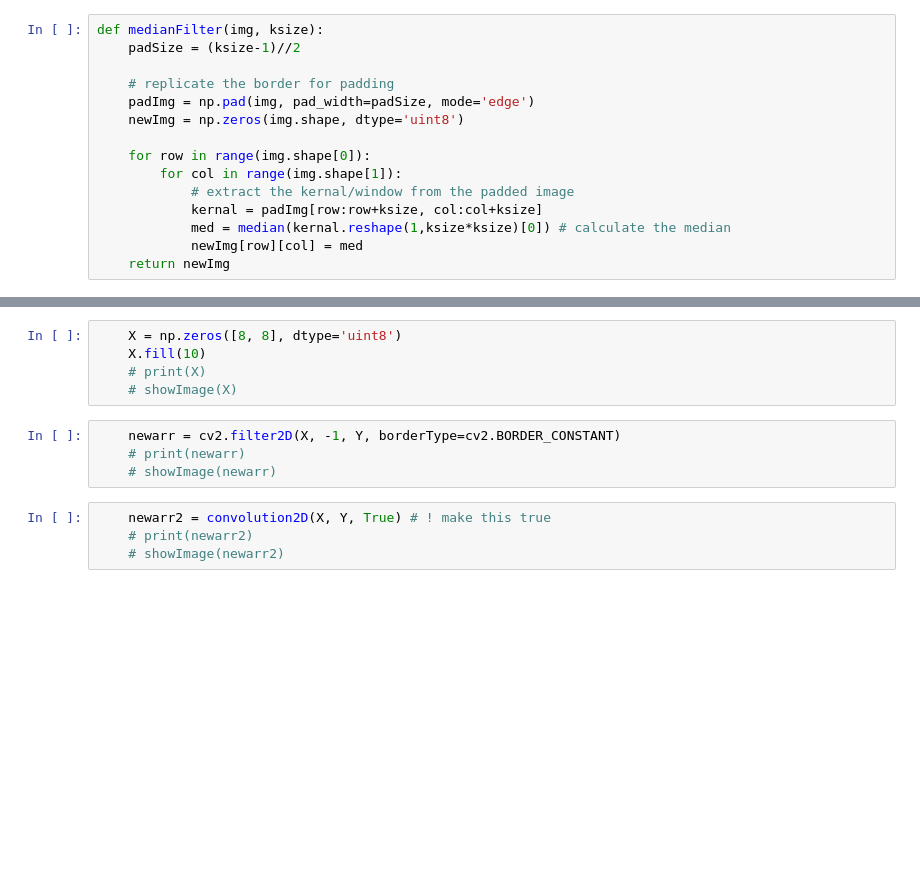
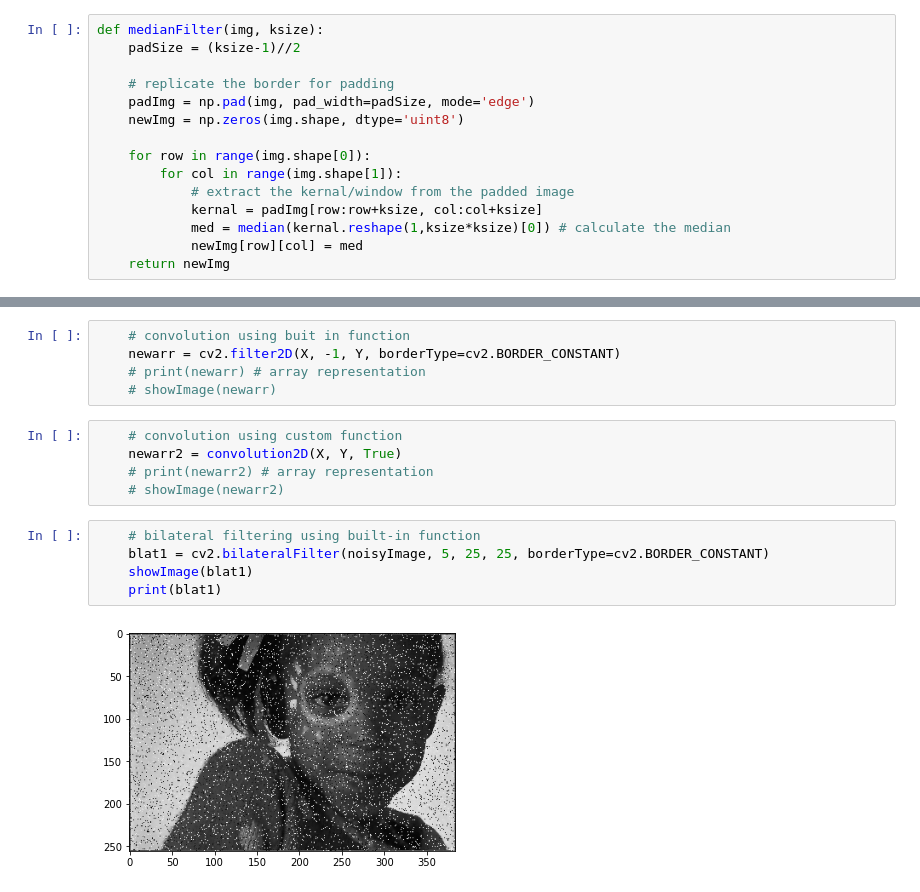
Before and after one commit to kavin-du/Image-Filters, a Jupyter notebook: Untitled.ipynb, the cells around one changed output, grey strips where cells are left out. Cells and saved outputs as stored; diff of their text form; blank space fills up the shorter version.

```diff
--- a/Untitled.ipynb
+++ b/Untitled.ipynb
@@ -112,13 +134,17 @@ if __name__ == '__main__':
-# %%
-    X = np.zeros([8, 8], dtype='uint8')
-    X.fill(10)
-    # print(X)
-    # showImage(X)
 # %%
+    # convolution using buit in function
     newarr = cv2.filter2D(X, -1, Y, borderType=cv2.BORDER_CONSTANT)
-    # print(newarr)
+    # print(newarr) # array representation
     # showImage(newarr)
 # %%
-    newarr2 = convolution2D(X, Y, True) # ! make this true
-    # print(newarr2)
+    # convolution using custom function
+    newarr2 = convolution2D(X, Y, True)
+    # print(newarr2) # array representation
     # showImage(newarr2)
+# %%
+    # bilateral filtering using built-in function
+    blat1 = cv2.bilateralFilter(noisyImage, 5, 25, 25, borderType=cv2.BORDER_CONSTANT)
+    showImage(blat1)
+    print(blat1)
+# %% [output]
+[figure, added]
```
Also changed, not shown: parts of 15 cells of this notebook.
